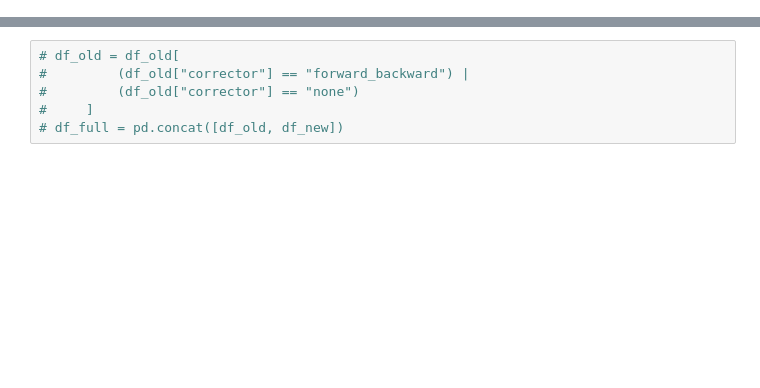
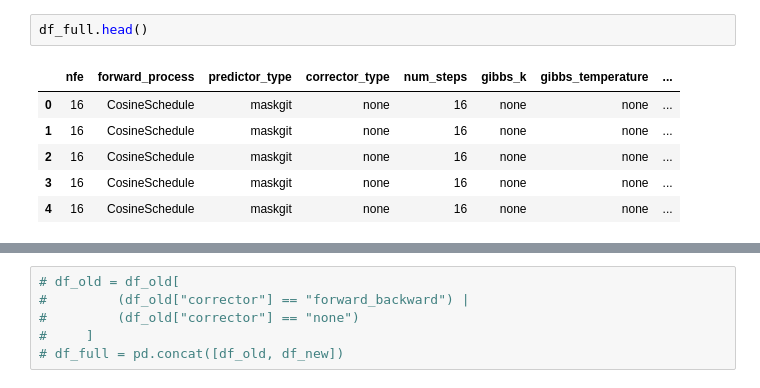
Before and after one commit to matthew9671/maskgit-jax, a Jupyter notebook: make_plots.ipynb, the cells around one changed output, grey strips where cells are left out. Cells and saved outputs as stored; diff of their text form; blank space fills up the shorter version.

```diff
--- a/make_plots.ipynb
+++ b/make_plots.ipynb
@@ -4,0 +71,9 @@ import matplotlib.ticker as ticker
+# %%
+df_full.head()
+# %% [output]
+|  | nfe | forward_process | predictor_type | corrector_type | num_steps | gibbs_k | gibbs_temperature | ... |
+| 0 | 16 | CosineSchedule | maskgit | none | 16 | none | none | ... |
+| 1 | 16 | CosineSchedule | maskgit | none | 16 | none | none | ... |
+| 2 | 16 | CosineSchedule | maskgit | none | 16 | none | none | ... |
+| 3 | 16 | CosineSchedule | maskgit | none | 16 | none | none | ... |
+| 4 | 16 | CosineSchedule | maskgit | none | 16 | none | none | ... |
```
Also changed, not shown: parts of 13 cells of this notebook.
